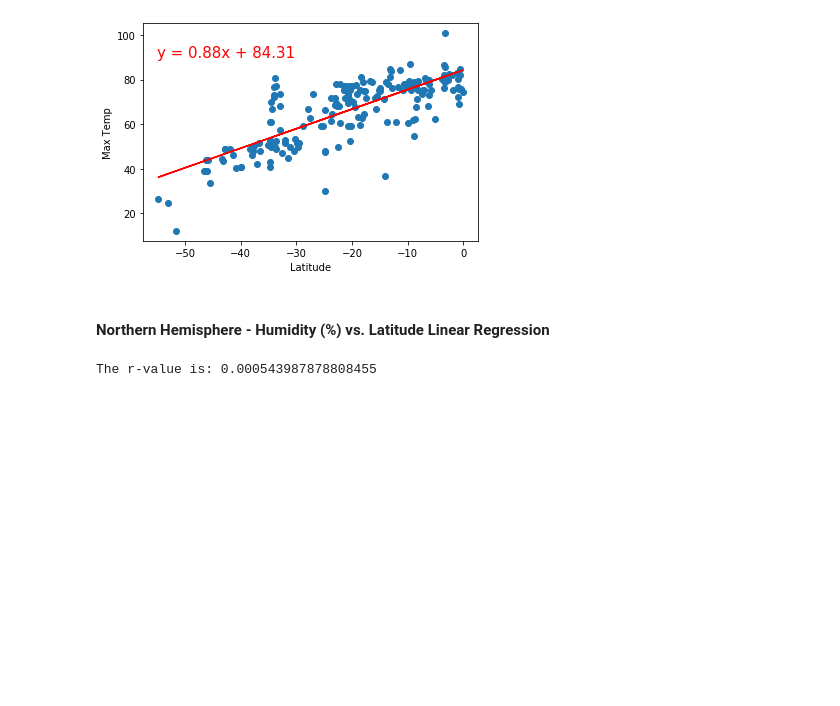
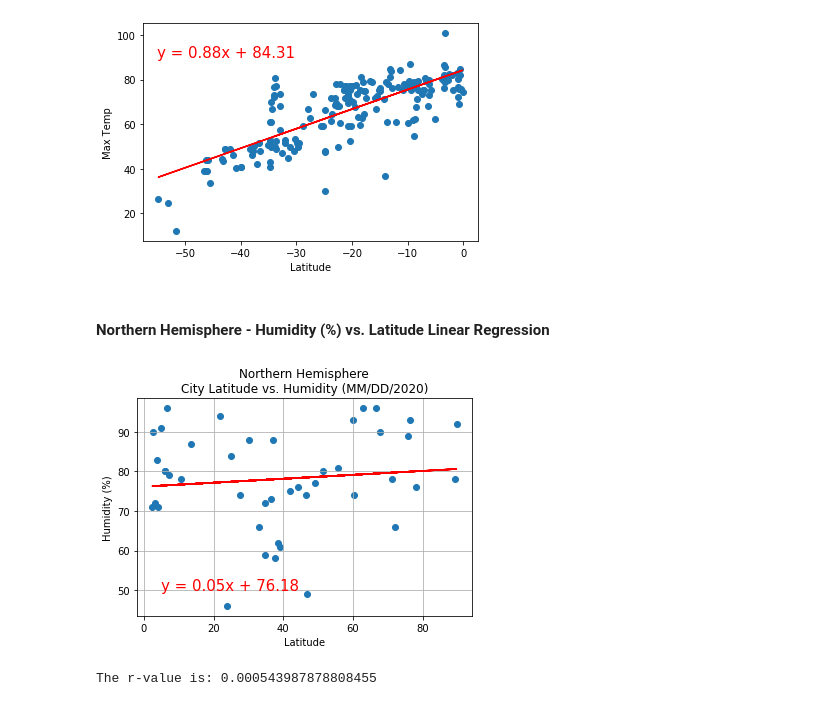
Before and after one commit to meielerol/API-challenge, a Jupyter notebook: WeatherPy.ipynb, the cells around one changed output. Cells and saved outputs as stored; diff of their text form; code cells hidden in the pictures; blank space fills up the shorter version.

```diff
--- a/WeatherPy.ipynb
+++ b/WeatherPy.ipynb
@@ -401,6 +456,30 @@ The r-value is: 0.6082708688906918
 [figure]
 # %% [markdown]
 ####  Northern Hemisphere - Humidity (%) vs. Latitude Linear Regression
+# %%
+#linear regression
+slope, intercept, r_value, p_value, std_err = stats.linregress(northernWeather_df['Latitude'], northernWeather_df['Humidity'])
+regressValues = northernWeather_df['Latitude']*slope+intercept
+lineEquation = "y = "+str(round(slope,2))+"x + "+str(round(intercept,2))
+
+#create the plot
+plt.scatter(northernWeather_df['Latitude'],northernWeather_df['Humidity'])
+plt.plot(northernWeather_df['Latitude'],regressValues,"r-")
+
+#format axes
+plt.annotate(lineEquation,(5,50),fontsize=15,color="red")
+plt.title("Northern Hemisphere\nCity Latitude vs. Humidity (MM/DD/2020)")
+plt.xlabel("Latitude")
+plt.ylabel("Humidity (%)")
+plt.grid(True)
+
+#save figure
+plt.savefig("Humidity_vs_Latitude_NorthernHemisphere.png")
+
+#show plot
+plt.show()
+# %% [output]
+[figure, added]
 # %%
 #example
 # %% [output]
```
Also changed, not shown: parts of 12 cells of this notebook.
